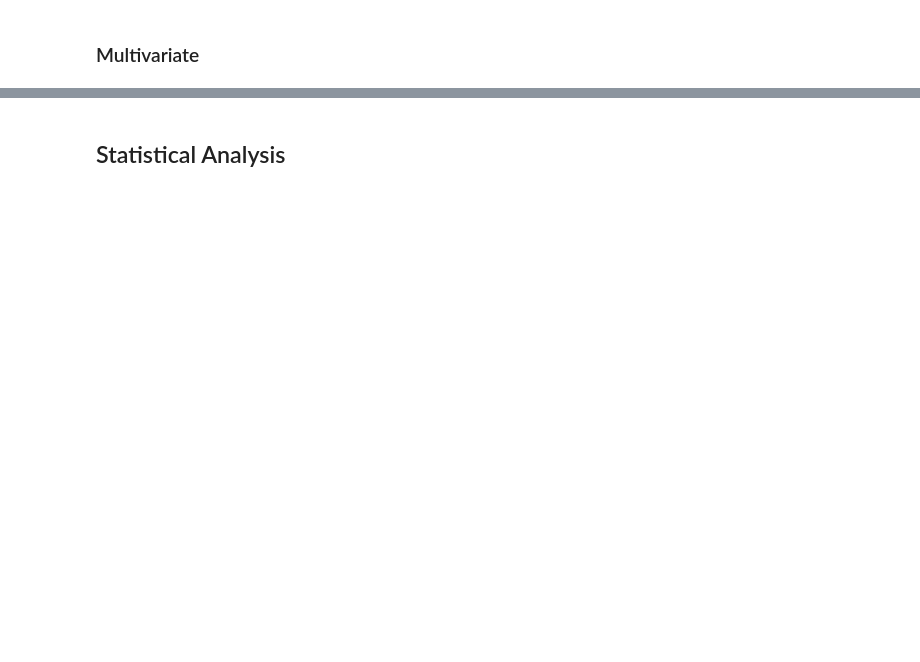
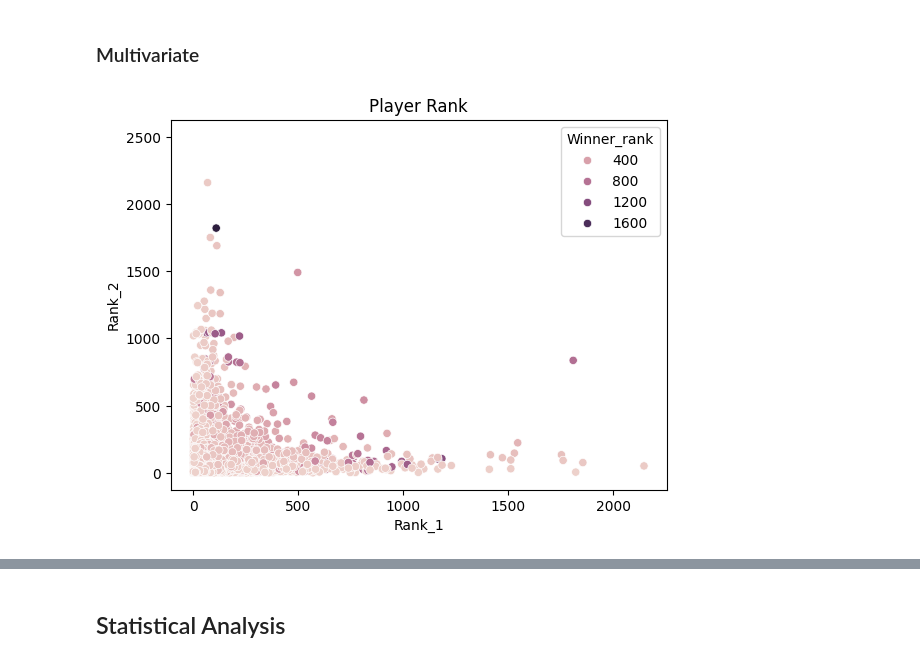
Before and after one commit to ldhaliwal/data-analysis, a Jupyter notebook: dataanalysis.ipynb, the cells around one changed output, grey strips where cells are left out. Saved outputs shown, nothing was run; the diff lists cells and outputs as text; code cells hidden in the pictures; blank space fills up the shorter version.

```diff
--- a/dataanalysis.ipynb
+++ b/dataanalysis.ipynb
@@ -86,2 +153,7 @@ df.head(10)
 # %% [markdown]
 ### Multivariate
+# %%
+sns.scatterplot(data=df, x="Rank_1", y="Rank_2", hue="Winner_rank")
+plt.title("Player Rank")
+# %% [output]
+[figure, added]
```
Also changed, not shown: parts of 16 cells of this notebook.
